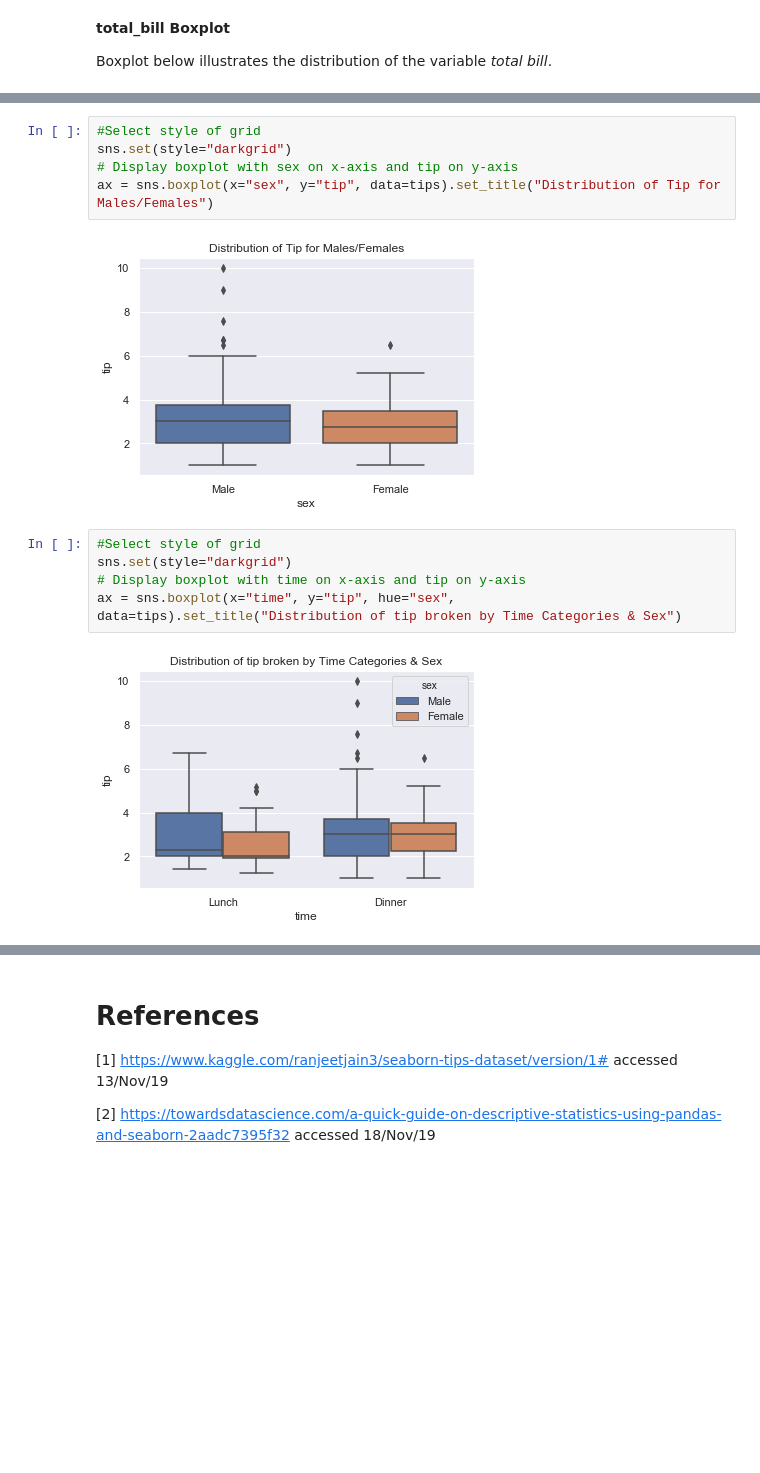
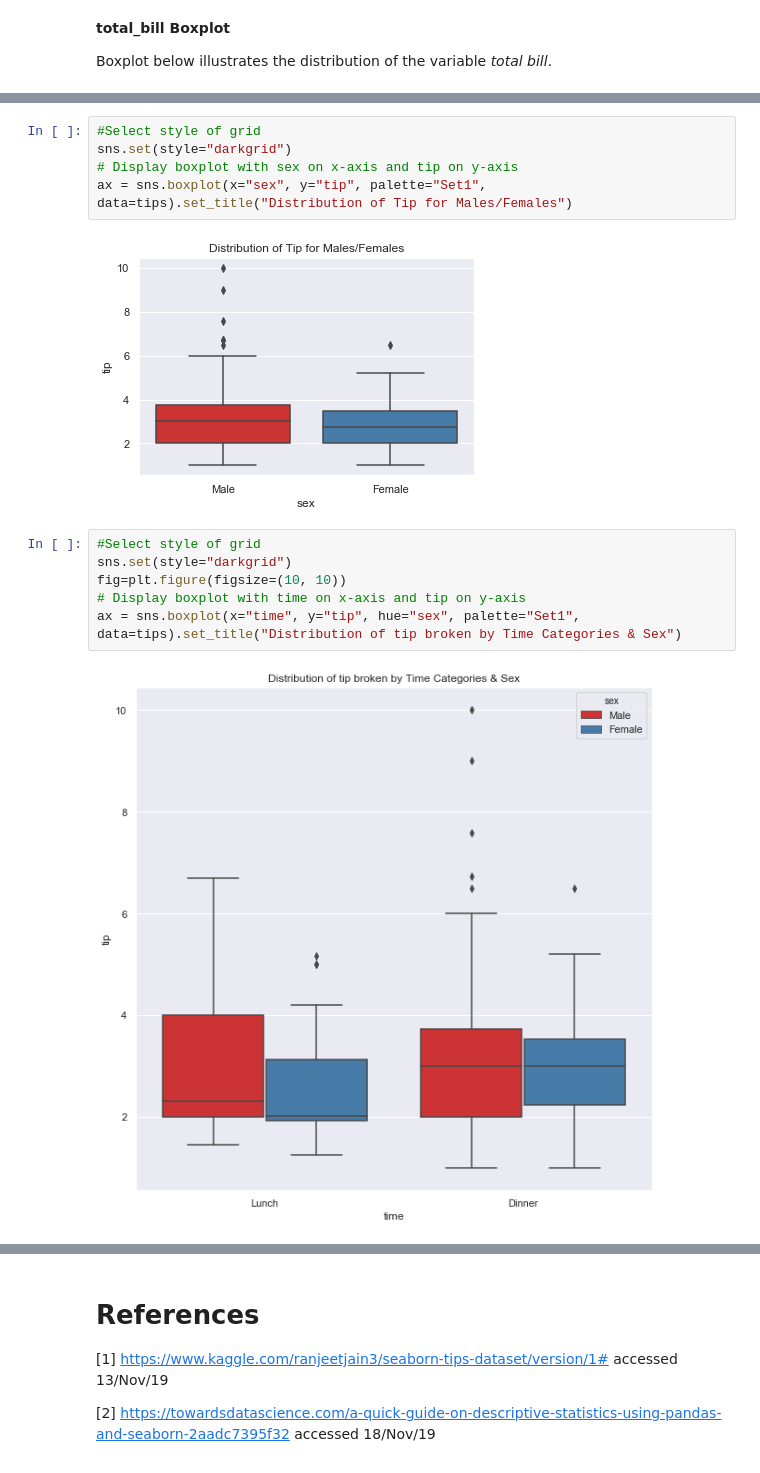
Before and after one commit to edelcorcoran/FDA-Project, a Jupyter notebook: Tips.ipynb, the cells around one changed output, grey strips where cells are left out. Saved outputs shown, nothing was run; the diff lists cells and outputs as text; blank space fills up the shorter version.

Commit message:
Uniform patelle for all boxplots & Alter plot sizes

```diff
--- a/Tips.ipynb
+++ b/Tips.ipynb
@@ -345,16 +336,17 @@ Text(0.5, 1.0, 'Distribution of total_bill')
 #Select style of grid
 sns.set(style="darkgrid")
 # Display boxplot with sex on x-axis and tip on y-axis
-ax = sns.boxplot(x="sex", y="tip", data=tips).set_title("Distribution of Tip for Males/Females")
+ax = sns.boxplot(x="sex", y="tip", palette="Set1", data=tips).set_title("Distribution of Tip for Males/Females")
 # %% [output]
-[figure, old version]
+[figure, new version]
 # %%
 #Select style of grid
 sns.set(style="darkgrid")
+fig=plt.figure(figsize=(10, 10))
 # Display boxplot with time on x-axis and tip on y-axis
-ax = sns.boxplot(x="time", y="tip", hue="sex", data=tips).set_title("Distribution of tip broken by Time Categories & Sex")
+ax = sns.boxplot(x="time", y="tip", hue="sex", palette="Set1", data=tips).set_title("Distribution of tip broken by Time Categories & Sex")
 # %% [output]
-[figure, old version]
+[figure, new version]
 # %%
 #Select style of grid
 sns.set(style="darkgrid")
```
Also changed, not shown: parts of 9 cells of this notebook.
